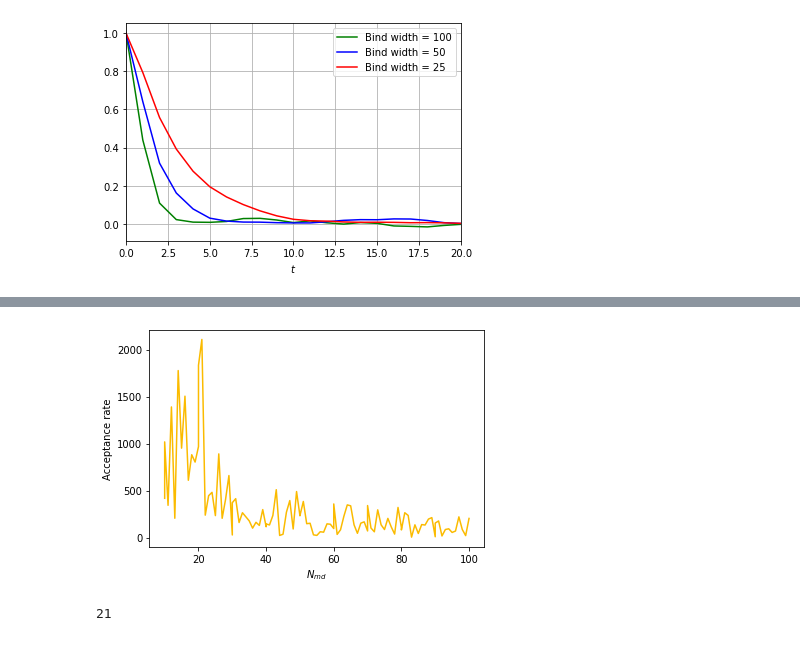
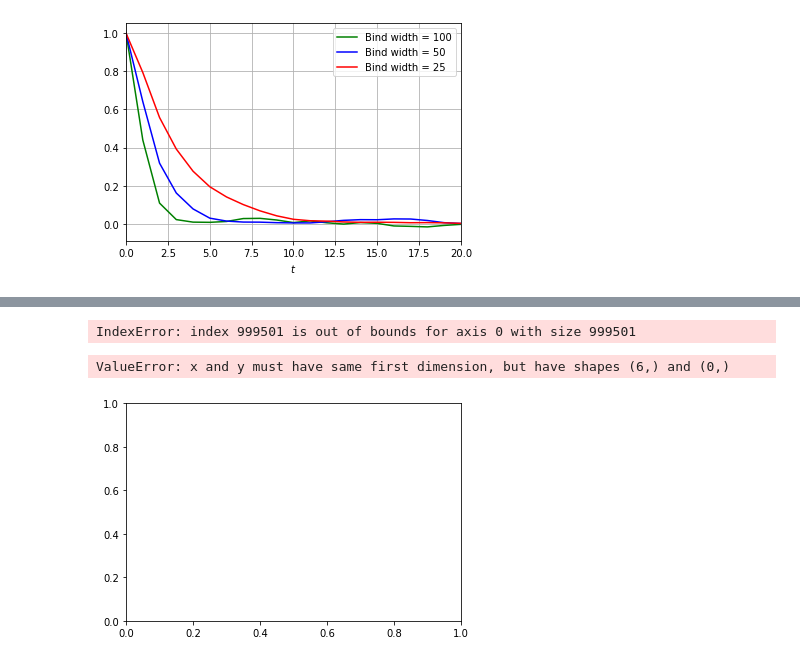
Before and after one commit to PugsGHub/compphyss, a Jupyter notebook: Sheet 5/Error_analysis.ipynb, the cells around one changed output, grey strips where cells are left out. Saved outputs shown, nothing was run; the diff lists cells and outputs as text; code cells hidden in the pictures.

```diff
--- a/Sheet 5/Error_analysis.ipynb
+++ b/Sheet 5/Error_analysis.ipynb
@@ -259,12 +226,24 @@ for number in Nmd:
-# %%
-plt.plot(Nmd, acceptance_rate, color ='#fbbb00')
-
-plt.xlabel('$N_{md}$')
-plt.ylabel('Acceptance rate')
-plt.savefig('Plots/acc.png',dpi=300, bbox_inches = "tight")
-# %% [output]
-[figure, removed]
-# %%
-display(Nmd[np.argmax(acceptance_rate)])
-# %% [output]
-21
+# %%
+error_list_2 = []
+bin_size = 75
+ensemble = 500
+for e in range(200,ensemble):
+    mean_list = []
+    for i in range(e):
+        test = bootstrap(markov_mod,bin)
+        mean_list.append(np.mean(test))
+    for j in range(len(mean_list)):
+        error = np.sqrt((1/(bin-1))*((mean_list[j] - np.mean(mean_list))**2))
+    error_list_2.append(error)
+# %% [output]
+IndexError: index 999501 is out of bounds for axis 0 with size 999501
+# %%
+ensembles = np.linspace(200,ensemble,(ensemble-200),dtype=int)
+plt.plot(binin,error_list_2,'g-',label = 'Bind width = 100')
+plt.xlabel('Bin width')
+plt.ylabel('Error')
+plt.grid()
+plt.savefig('Plots/error_v_bin.png',dpi=300, bbox_inches = "tight")
+# %% [output]
+ValueError: x and y must have same first dimension, but have shapes (6,) and (0,)
+[figure, added]
```
Also changed, not shown: parts of 19 cells of this notebook, 12 other files.
